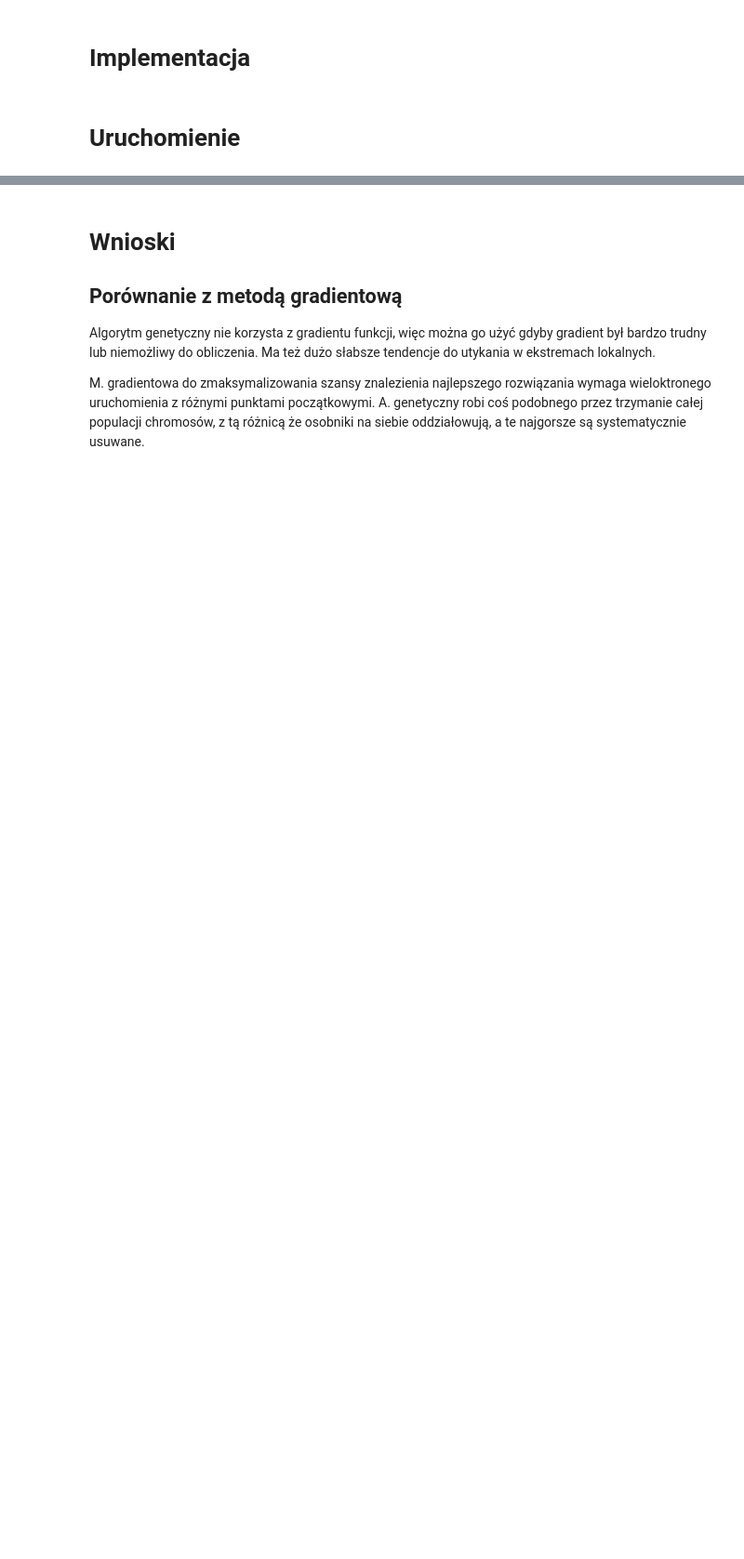
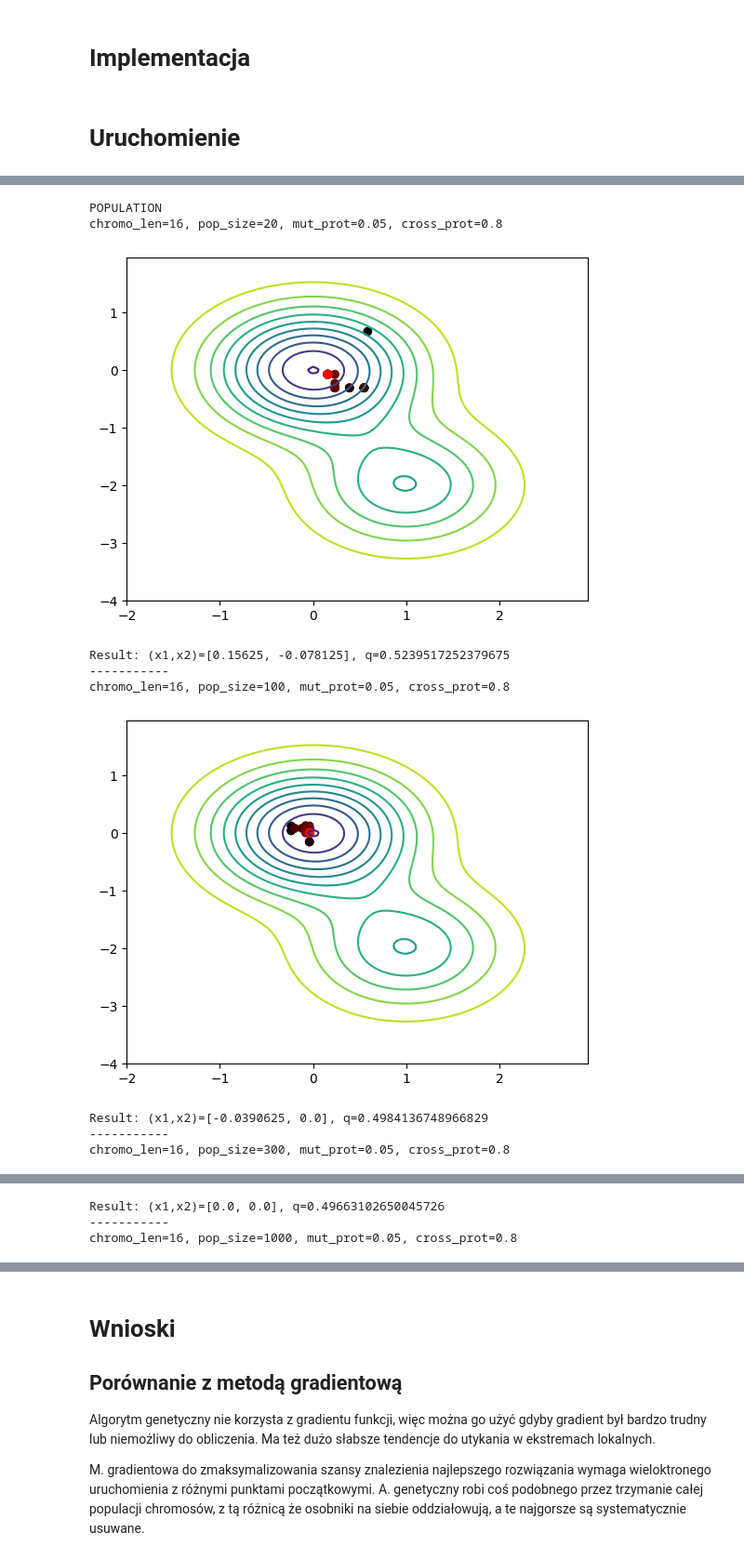
Before and after one commit to Sawertynn/wsi-24z, a Jupyter notebook: zadanie_2.ipynb, the cells around one changed output, grey strips where cells are left out. Shown at 93% size. Cells and saved outputs as stored; diff of their text form; code cells hidden in the pictures; blank space fills up the shorter version.

Commit message:
zad2 better testing and results

```diff
--- a/zadanie_2.ipynb
+++ b/zadanie_2.ipynb
@@ -161,9 +161,3 @@ def f(x1: float, x2: float) -> float:
     )
 # %% [markdown]
 # Uruchomienie
-# %%
-for pop_size in [20, 100, 1000]:
-    print(f'POP SIZE: {pop_size}')
-    algo = GeneticAlgorithm(16, 2, f, [-10, 10], population_size=pop_size)
-    algo.run(True)
-    print('-----------')
@@ -226,0 +164,71 @@ Result: (x1,x2)=[0.0, 0.0], q=0.49663102650045726
+# %%
+# aoi = [-10, 10]
+
+# for pop_size in [20, 100, 1000]:
+#     for chromo_len in [8, 16, 24]:
+#         print(f'CH LEN: {chromo_len}, POP SIZE: {pop_size}')
+#         algo = GeneticAlgorithm(chromo_len, 2, f, aoi, population_size=pop_size)
+#         algo.run(debug=False)
+#         print('-----------')
+
+
+# print("\n====\n")
+
+
+
+# for mut_prot in [0.05, 0.1, 0.5]:
+#     for cross_prot in [0.2, 0.5, 0.8]:
+#         print(f'{chromo_len=}, {pop_size=}, {mut_prot=}, {cross_prot=}')
+#         algo = GeneticAlgorithm(chromo_len, 2, f, aoi, population_size=pop_size, mutation_probability=mut_prot, crossover_probability=cross_prot)
+#         algo.run(debug=False)
+#         print('-----------')
+
+aoi = [-5, 5]
+pop_size = 500
+chromo_len = 16
+mut_prot = 0.05
+cross_prot = 0.8
+
+print("POPULATION")
+
+for pop_size in [20, 100, 300, 1000]:
+    print(f'{chromo_len=}, {pop_size=}, {mut_prot=}, {cross_prot=}')
+    algo = GeneticAlgorithm(chromo_len, 2, f, aoi, population_size=pop_size, mutation_probability=mut_prot, crossover_probability=cross_prot)
+    algo.run(debug=False)
+    print('-----------')
+
+print("CRHOMOSOME LENGTH\n")
+pop_size = 500
+
+for chromo_len in [8, 16, 24]:
+    print(f'{chromo_len=}, {pop_size=}, {mut_prot=}, {cross_prot=}')
+    algo = GeneticAlgorithm(chromo_len, 2, f, aoi, population_size=pop_size, mutation_probability=mut_prot, crossover_probability=cross_prot)
+    algo.run(debug=False)
+    print('-----------')
+
+print("MUTATION\n")
+chromo_len = 16
+for mut_prot in [0.05, 0.1, 0.4]:
+    print(f'{chromo_len=}, {pop_size=}, {mut_prot=}, {cross_prot=}')
+    algo = GeneticAlgorithm(chromo_len, 2, f, aoi, population_size=pop_size, mutation_probability=mut_prot, crossover_probability=cross_prot)
+    algo.run(debug=False)
+    print('-----------')
+
+print("CROSSOVER\n")
+mut_prot = 0.1
+for mut_prot in [0.2, 0.5, 0.8]:
+    print(f'{chromo_len=}, {pop_size=}, {mut_prot=}, {cross_prot=}')
+    algo = GeneticAlgorithm(chromo_len, 2, f, aoi, population_size=pop_size, mutation_probability=mut_prot, crossover_probability=cross_prot)
+    algo.run(debug=False)
+    print('-----------')
+# %% [output]
+POPULATION
+chromo_len=16, pop_size=20, mut_prot=0.05, cross_prot=0.8
+[figure, added]
+Result: (x1,x2)=[0.15625, -0.078125], q=0.5239517252379675
+-----------
+chromo_len=16, pop_size=100, mut_prot=0.05, cross_prot=0.8
+[figure, added]
+Result: (x1,x2)=[-0.0390625, 0.0], q=0.4984136748966829
+-----------
+chromo_len=16, pop_size=300, mut_prot=0.05, cross_prot=0.8
@@ -226,0 +236,3 @@ Result: (x1,x2)=[0.0, 0.0], q=0.49663102650045726
+Result: (x1,x2)=[0.0, 0.0], q=0.49663102650045726
+-----------
+chromo_len=16, pop_size=1000, mut_prot=0.05, cross_prot=0.8
```
Also changed, not shown: parts of 2 cells of this notebook.
